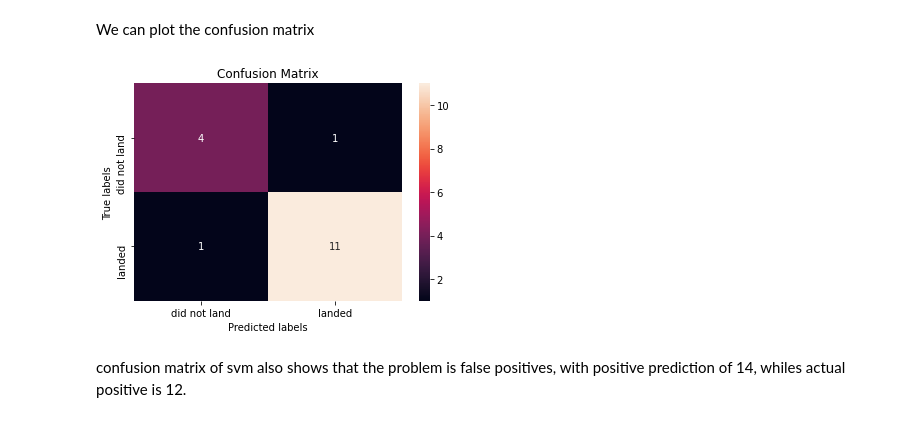
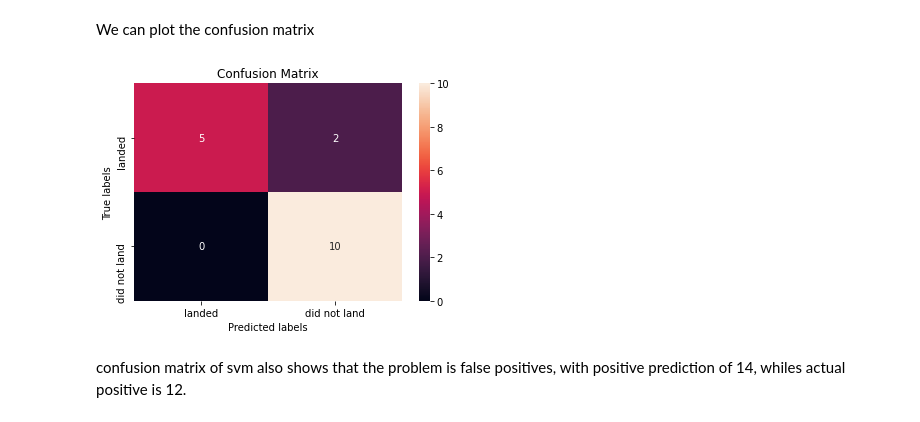
Before and after one commit to jayabdulraman/SpaceX-Falcon9-Landing-Prediction, a Jupyter notebook: spacex_ml_prediction.ipynb, the cells around one changed output. Saved outputs shown, nothing was run; the diff lists cells and outputs as text; code cells hidden in the pictures.

```diff
--- a/spacex_ml_prediction.ipynb
+++ b/spacex_ml_prediction.ipynb
@@ -271,10 +271,10 @@ tree_cv.score(X_test, Y_test)
 # %% [markdown]
 We can plot the confusion matrix
 # %%
-yhat = svm_cv.predict(X_test)
-plot_confusion_matrix(Y_test,yhat)
+yhat_tree_cv = tree_cv.predict(X_test)
+plot_confusion_matrix(Y_test,yhat_tree_cv)
 # %% [output]
-[figure, old version]
+[figure, new version]
 # %% [markdown]
 confusion matrix of svm also shows that the problem is false positives, with positive prediction of 14, whiles actual positive is 12.
 # %% [markdown]
```
Also changed, not shown: parts of 14 cells of this notebook.
